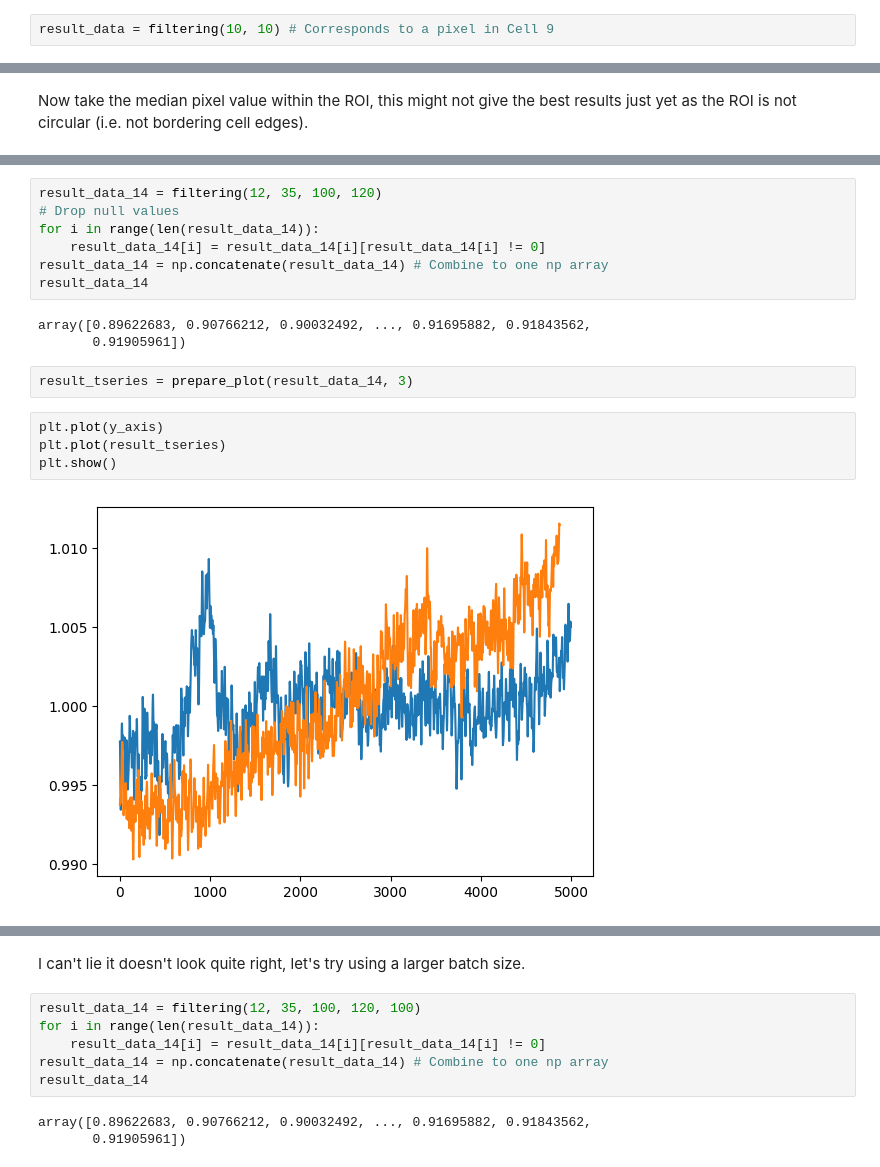
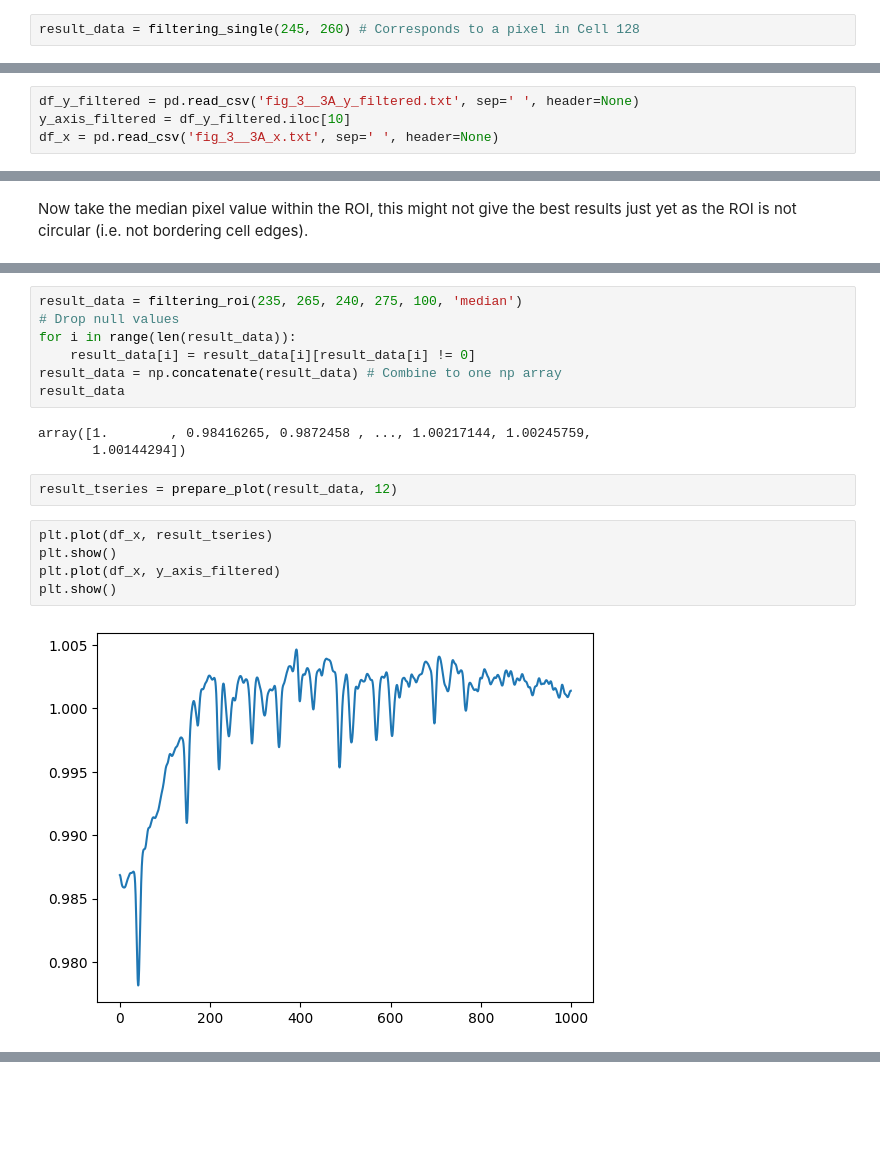
Before and after one commit to kamzey/optical-oscilloscope, a Jupyter notebook: filtering-algorithm-results.ipynb, the cells around one changed output, grey strips where cells are left out. Cells and saved outputs as stored; diff of their text form; blank space fills up the shorter version.

```diff
--- a/filtering-algorithm-results.ipynb
+++ b/filtering-algorithm-results.ipynb
@@ -111,5 +78,5 @@ Now let's try the algorithm on a single pixel. The pixel we will track will corr
 # %%
-result_data = filtering(10, 10) # Corresponds to a pixel in Cell 9
+result_data = filtering_single(245, 260) # Corresponds to a pixel in Cell 128
 # %%
 # Drop null values
 for i in range(len(result_data)):
@@ -160,0 +102,4 @@ y_axis
+# %%
+df_y_filtered = pd.read_csv('fig_3__3A_y_filtered.txt', sep=' ', header=None)
+y_axis_filtered = df_y_filtered.iloc[10]
+df_x = pd.read_csv('fig_3__3A_x.txt', sep=' ', header=None)
@@ -212,20 +157,21 @@ def filtering(x1, x2, y1, y2, batch_size):
         result_data.append(result_data_batch)
     return result_data
 # %%
-result_data_14 = filtering(12, 35, 100, 120)
+result_data = filtering_roi(235, 265, 240, 275, 100, 'median')
 # Drop null values
-for i in range(len(result_data_14)):
-    result_data_14[i] = result_data_14[i][result_data_14[i] != 0]
-result_data_14 = np.concatenate(result_data_14) # Combine to one np array
-result_data_14
+for i in range(len(result_data)):
+    result_data[i] = result_data[i][result_data[i] != 0]
+result_data = np.concatenate(result_data) # Combine to one np array
+result_data
 # %% [output]
-array([0.89622683, 0.90766212, 0.90032492, ..., 0.91695882, 0.91843562,
-       0.91905961])
+array([1.        , 0.98416265, 0.9872458 , ..., 1.00217144, 1.00245759,
+       1.00144294])
 # %%
-result_tseries = prepare_plot(result_data_14, 3)
+result_tseries = prepare_plot(result_data, 12)
 # %%
-plt.plot(y_axis)
-plt.plot(result_tseries)
+plt.plot(df_x, result_tseries)
 plt.show()
+plt.plot(df_x, y_axis_filtered)
+plt.show()
 # %% [output]
-[figure, old version]
+[figure, new version]
@@ -232,11 +178,0 @@ plt.show()
-# %% [markdown]
-I can't lie it doesn't look quite right, let's try using a larger batch size.
-# %%
-result_data_14 = filtering(12, 35, 100, 120, 100)
-for i in range(len(result_data_14)):
-    result_data_14[i] = result_data_14[i][result_data_14[i] != 0]
-result_data_14 = np.concatenate(result_data_14) # Combine to one np array
-result_data_14
-# %% [output]
-array([0.89622683, 0.90766212, 0.90032492, ..., 0.91695882, 0.91843562,
-       0.91905961])
```
Also changed, not shown: parts of 24 cells of this notebook, 9 other files.
